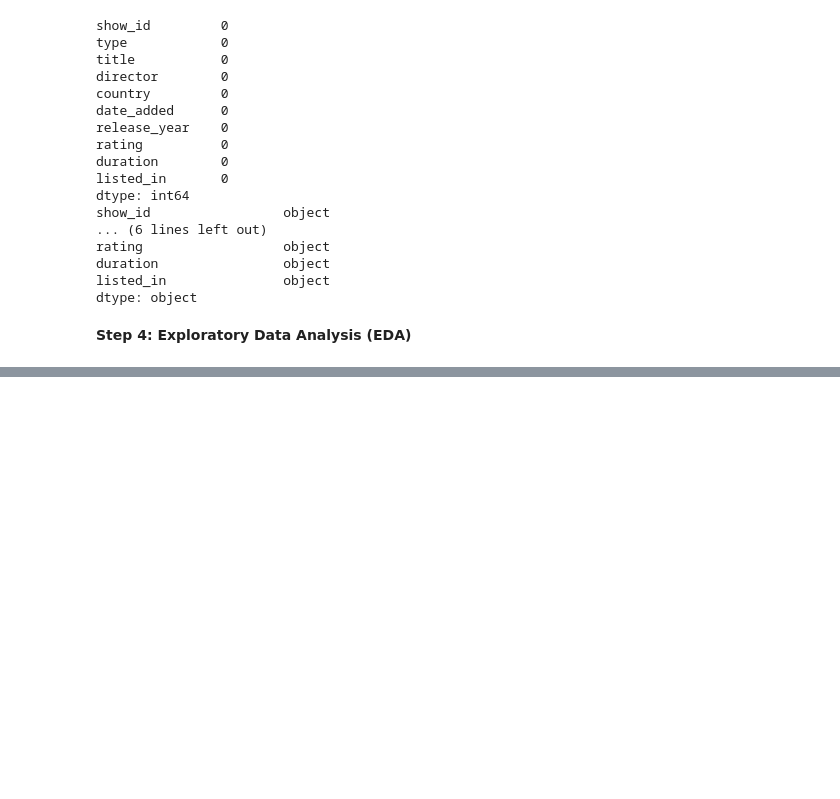
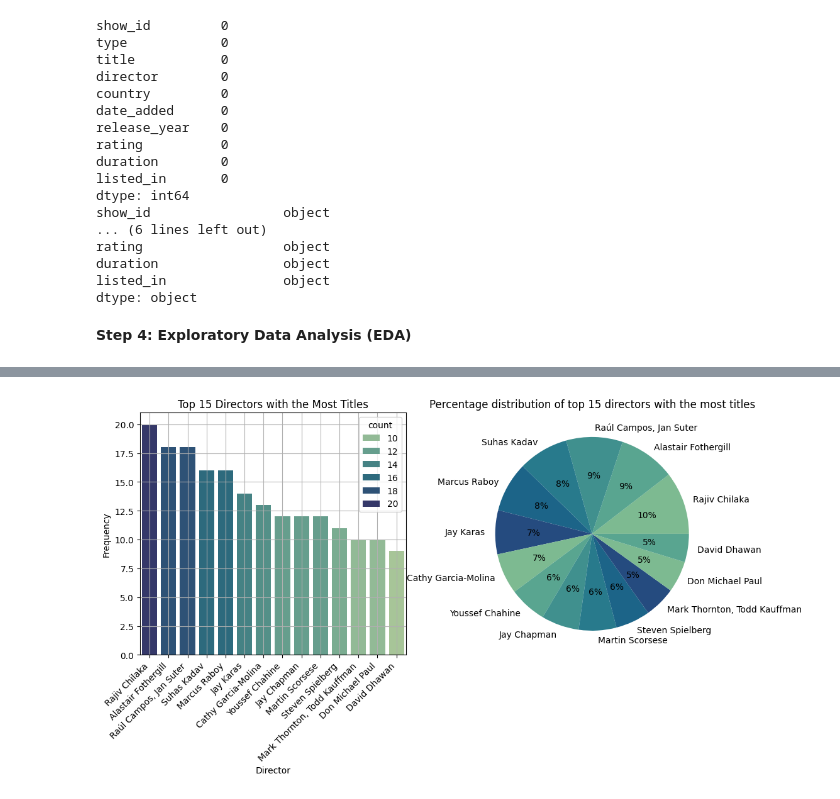
Before and after one commit to Rathod11jay/Unified_Mentor, a Jupyter notebook: Netflix_Data.ipynb, the cells around one changed output, grey strips where cells are left out. Saved outputs shown, nothing was run; the diff lists cells and outputs as text; code cells hidden in the pictures; blank space fills up the shorter version.

```diff
--- a/Netflix_Data.ipynb
+++ b/Netflix_Data.ipynb
@@ -121,0 +145,20 @@ plt.show()
+# %%
+# Top 15 Directors with the Most Titles
+
+top_directors = data['director'].value_counts().reset_index().sort_values(by='count', ascending=False)[1:15]
+
+plt.figure(figsize=(12, 5))
+plt.subplot(1, 2, 1)
+sns.barplot(x='director', y='count', data=top_directors.head(15), hue='count', palette='crest')
+plt.xticks(rotation=45, ha='right')
+plt.xlabel("Director")
+plt.ylabel("Frequency")
+plt.title("Top 15 Directors with the Most Titles")
+plt.grid()
+
+plt.subplot(1, 2, 2)
+plt.title("Percentage distribution of top 15 directors with the most titles")
+plt.pie(top_directors['count'][:15], labels=top_directors['director'][:15], autopct='%.0f%%', colors=sns.color_palette('crest'))
+plt.show()
+# %% [output]
+[figure, added]
```
Also changed, not shown: parts of 8 cells of this notebook.
